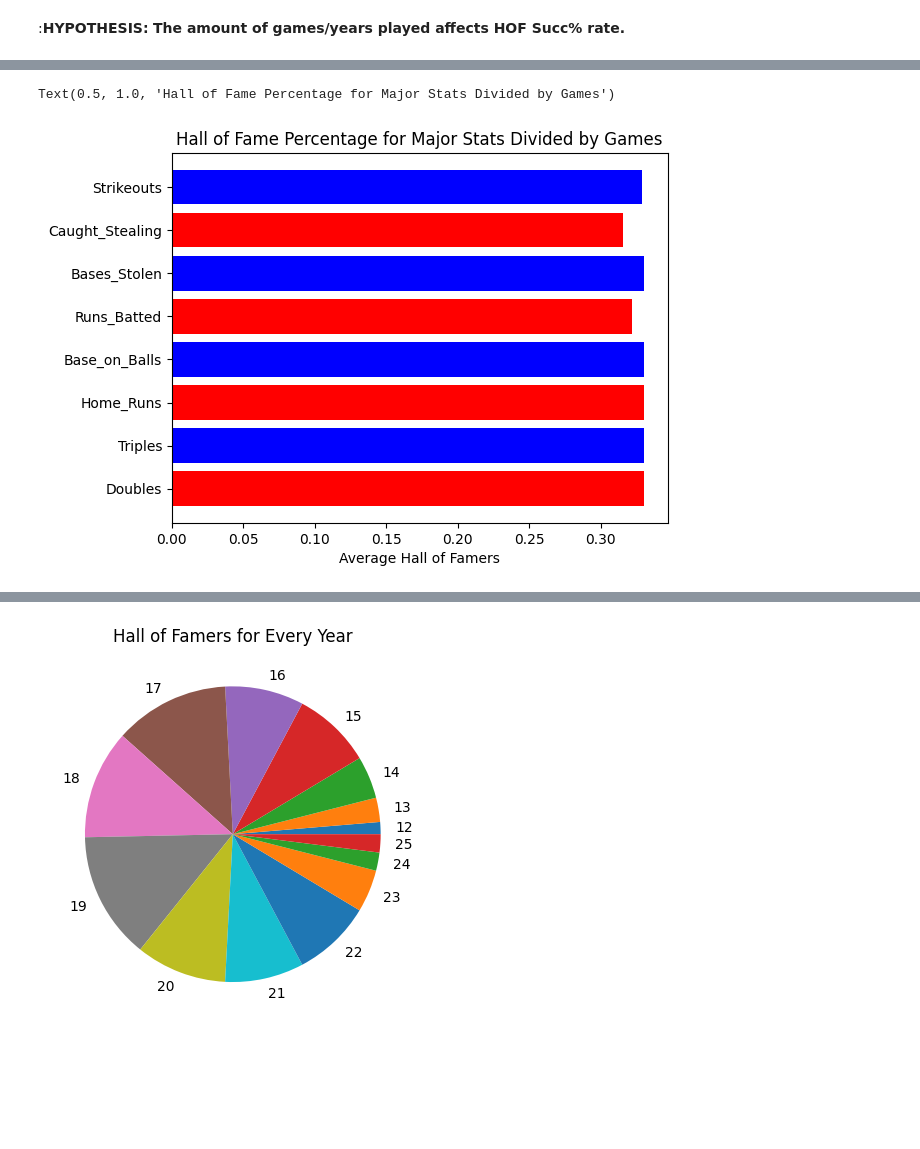
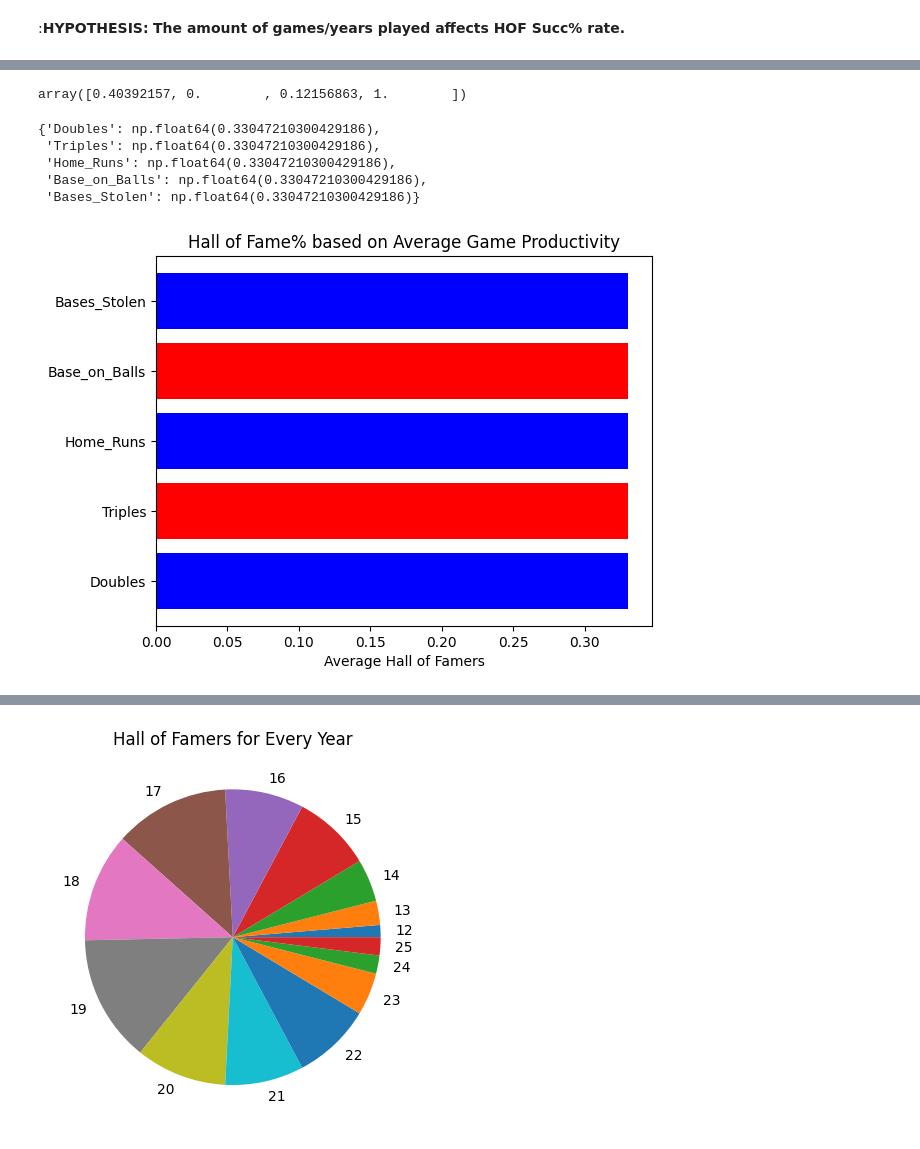
Before and after one commit to A-Peoples/DSRP_Project, a Jupyter notebook: Data_Science_Project_2025.ipynb, the cells around one changed output, grey strips where cells are left out. Cells and saved outputs as stored; diff of their text form; code cells hidden in the pictures; blank space fills up the shorter version.

```diff
--- a/Data_Science_Project_2025.ipynb
+++ b/Data_Science_Project_2025.ipynb
@@ -129,0 +128,15 @@ plt.legend(["Not HOF", "HOF"])
+# %%
+#this is the histogram
+
+n, bins, patches = plt.hist(hof_df['Years_Active'], ec='red', color='green')
+
+# This is the colormap I'd like to use.
+cm = plt.cm.get_cmap('RdBu_r')
+bin_centers = 0.5 * (bins[:-1] + bins[1:])
+col = bin_centers - min(bin_centers)
+col /= max(col)
+
+for c, p in zip(col, patches):
+    plt.setp(p, 'facecolor', cm(c))
+plt.title("Years Hall of Famers Played")
+plt.xlabel('Years Active')
@@ -132,7 +153,7 @@ plt.legend(["Not HOF", "HOF"])
 # %%
 #filtering the columns to be above the third quartile and charting the average percent of HOF success
 
-cols = ['Doubles', 'Triples', 'Home_Runs', 'Base_on_Balls', 'G', 'Bases_Stolen', 'Caught_Stealing']
+cols = ['Doubles', 'Triples', 'Home_Runs', 'Base_on_Balls', 'G', 'Bases_Stolen']
 num_list = []
 for col in cols:
   y = standard_df.loc[standard_df[col] > x[col].iloc[0]].HOF.mean()
@@ -143,10 +164,9 @@ nums = {cols[0]: num_list[0],
  cols[2]: num_list[2],
  cols[3]: num_list[3],
  cols[4]: num_list[4],
- cols[5]: num_list[5],
- cols[6]: num_list[6],}
+ cols[5]: num_list[5],}
 num_list.sort()
-plt.barh(cols, num_list, color=['red', 'blue'])
+plt.barh(cols, num_list, color=['blue', 'blue', 'blue', 'blue', 'red', 'blue', 'blue'])
 plt.xlabel("Average Hall of Famers")
-plt.title("Hall of Fame Percentage for every Major Stat")
+plt.title("Hall of Fame Induction% for every Major Stat")
 # %% [output]
@@ -155,6 +175,10 @@ Text(0.5, 1.0, 'Hall of Fame Percentage for every Major Stat')
+# %%
+cm.get_over()
+# %% [output]
+array([0.40392157, 0.        , 0.12156863, 1.        ])
 # %%
 avg_df = df
-cols = ['Doubles', 'Triples', 'Home_Runs', 'Base_on_Balls', 'Runs_Batted', 'Bases_Stolen', 'Caught_Stealing', 'Strikeouts']
+cols = ['Doubles', 'Triples', 'Home_Runs', 'Base_on_Balls', 'Bases_Stolen']
 
 avg_df = avg_df.rename(columns={"YRS": "Years_Active",
                         "AB": "At_Bat",
@@ -162,38 +186,44 @@ avg_df = avg_df.rename(columns={"YRS": "Years_Active",
                         "H": "Hits",
                         "2B": "Doubles",
                         "3B": "Triples",
                         "HR": "Home_Runs",
                         "RBI": "Runs_Batted",
                         "BB": 'Base_on_Balls',
                         "SB": 'Bases_Stolen',
                         "CS": "Caught_Stealing",
                         "BA": 'Batting_Avg'})
 for col in cols:
   avg_df[col] = avg_df[col] / avg_df['At_Bat']
 
 #getting the 3rd quartile from the
 x = avg_df.describe()
-x = x.head(2).tail(1)
+x = x.head(3).tail(1)
 x['PLAYER'] = "75%"
 
 num_list = []
 for col in cols:
   y = standard_df.loc[standard_df[col] > x[col].iloc[0]].HOF.mean()
 
   num_list.append(y)
 
 nums = {cols[0]: num_list[0],
  cols[1]: num_list[1],
  cols[2]: num_list[2],
  cols[3]: num_list[3],
- cols[4]: num_list[4],
- cols[5]: num_list[5],
- cols[6]: num_list[6],}
+ cols[4]: num_list[4],}
+num_list.sort()
 
+y = y*10000
 #displaing the model
-plt.barh(cols, num_list, color=['red', 'blue'])
+plt.barh(cols, num_list, color=['blue', 'red'])
 plt.xlabel("Average Hall of Famers")
-plt.title("Hall of Fame Percentage for Major Stats Divided by Games")
+plt.title("Hall of Fame% based on Average Game Productivity")
+
+nums
 # %% [output]
-Text(0.5, 1.0, 'Hall of Fame Percentage for Major Stats Divided by Games')
+{'Doubles': np.float64(0.33047210300429186),
+ 'Triples': np.float64(0.33047210300429186),
+ 'Home_Runs': np.float64(0.33047210300429186),
+ 'Base_on_Balls': np.float64(0.33047210300429186),
+ 'Bases_Stolen': np.float64(0.33047210300429186)}
-[figure, old version]
+[figure, new version]
```
Also changed, not shown: parts of 10 cells of this notebook.
